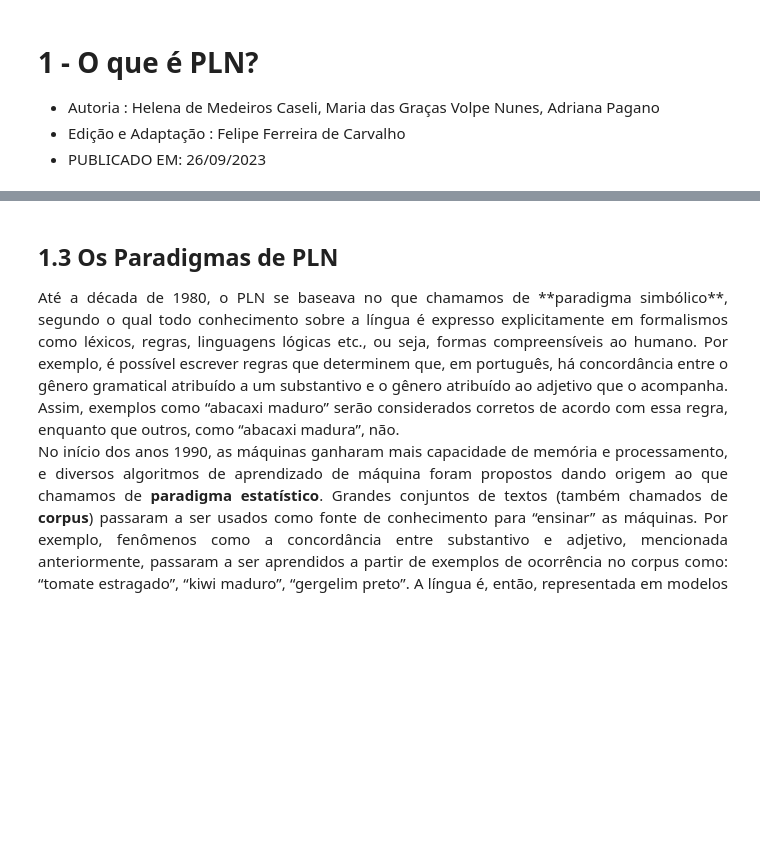
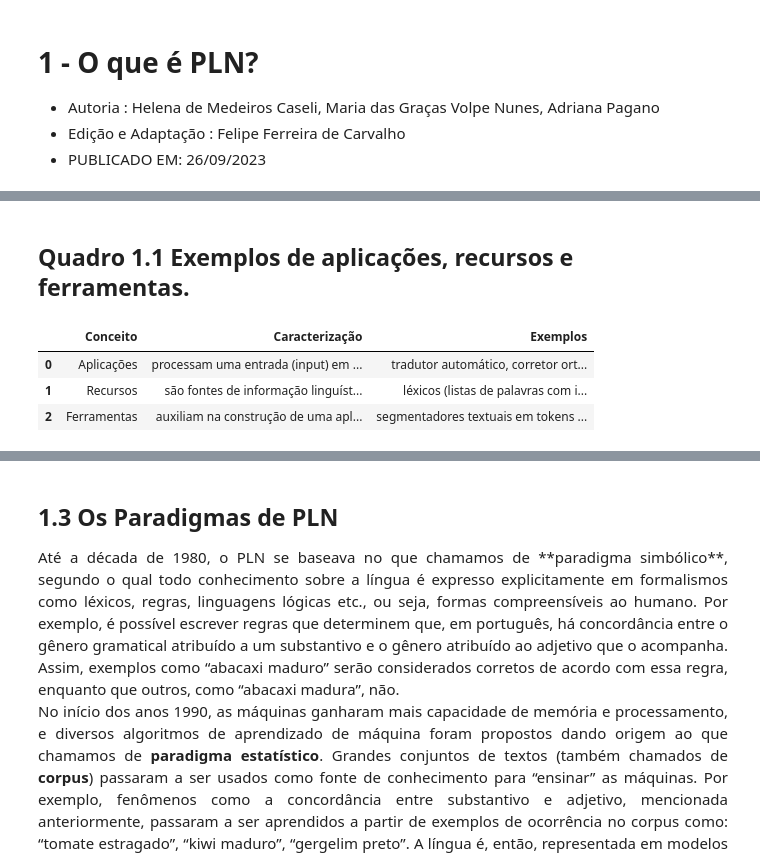
Before and after one commit to felipe0fc/PLN, a Jupyter notebook: Capitulo1.ipynb, the cells around one changed output, grey strips where cells are left out. Drawn from its saved outputs; the diff is of its cells as text; code cells hidden in the pictures; blank space fills up the shorter version.

```diff
--- a/Capitulo1.ipynb
+++ b/Capitulo1.ipynb
@@ -42,0 +44,23 @@ Neste livro iremos aumentar gradativamente a complexidade do tratamento da líng
+# %% [markdown]
+##  **Quadro 1.1** Exemplos de aplicações, recursos e ferramentas.
+# %%
+
+import pandas as pd
+pd.set_option('display.max_colwidth',None)
+Colunas = ["Conceito","Caracterização","Exemplos"]
+Conceito = ["Aplicações","Recursos","Ferramentas"]
+Caracterizacao = [
+    "processam uma entrada (input) em linguagem natural e a transformam produzindo um determinado resultado",
+    "são fontes de informação linguística para sistemas",
+    "auxiliam na construção de uma aplicação ou até de outras ferramenta"]
+Exemplos = [
+    "tradutor automático, corretor ortográfico ou gramatical, assistentes virtuais/chatbots, sumarizador automático, sistemas de recomendação em sites de e-commerce ou entretenimento, sistemas de auxílio à escrita, sistemas de classificação textual, sistemas de recuperação de informação, sistemas de detecção de fake news",
+    "léxicos (listas de palavras com informações associadas) da língua em geral ou de terminologia de domínio, dicionários monolíngues ou bilíngues, corpus (datasets linguísticos) anotados manual ou automaticamente (para referência, teste ou treinamento de algoritmos de aprendizado de máquina), listas de frequências de palavras, (mais estruturados) taxonomias, ontologias, redes de sinônimos e antônimos em formato matemático: modelos de língua estatísticos (probabilidades) ou neurais (pesos) para informar qual palavra deve ser a próxima num dado contexto.",
+    "segmentadores textuais em tokens (tokenizador), sentenças, parágrafos stemmers extratores de raiz de uma palavra (e.g. “corr” de “correr”), lematizadores (e.g. “correr” de “corri”), etiquetadores morfossintáticos (PoS taggers) para classe de palavras (verbo, substantivo, adjetivo, artigo, preposição, advérbio etc.), semânticos, analisadores sintáticos parciais (chunkers) e completos (parsers), concordanciadores, interfaces de anotação de corpus, componentes em kits de ferramentas (toolkits), como o NLTK"]
+df1_1 = pd.DataFrame(zip(Conceito,Caracterizacao,Exemplos),columns=Colunas)
+display(df1_1)
+# %% [output]
+|  | Conceito | Caracterização | Exemplos |
+| 0 | Aplicações | processam uma entrada (input) em ... | tradutor automático, corretor ort... |
+| 1 | Recursos | são fontes de informação linguíst... | léxicos (listas de palavras com i... |
+| 2 | Ferramentas | auxiliam na construção de uma apl... | segmentadores textuais em tokens ... |
```
Also changed, not shown: parts of 9 cells of this notebook.
